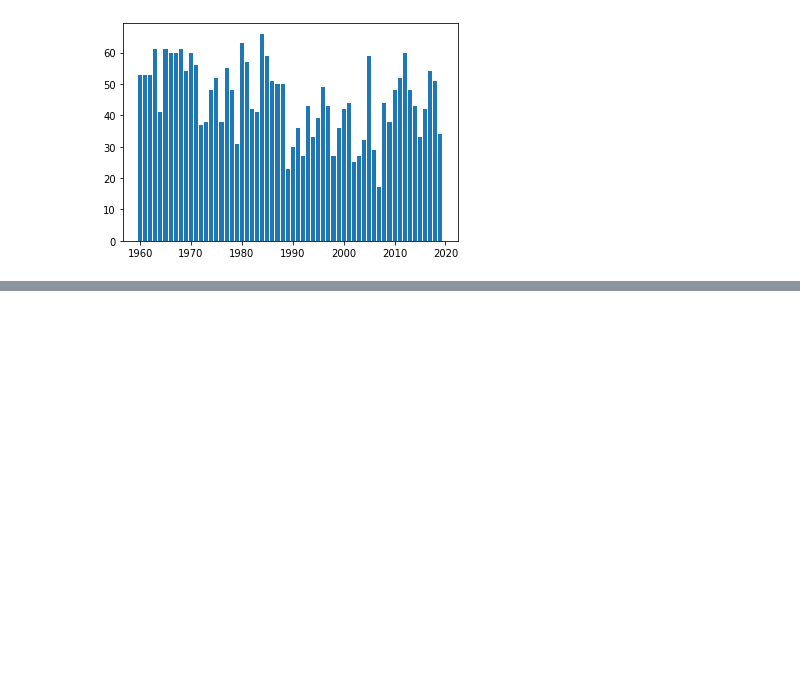
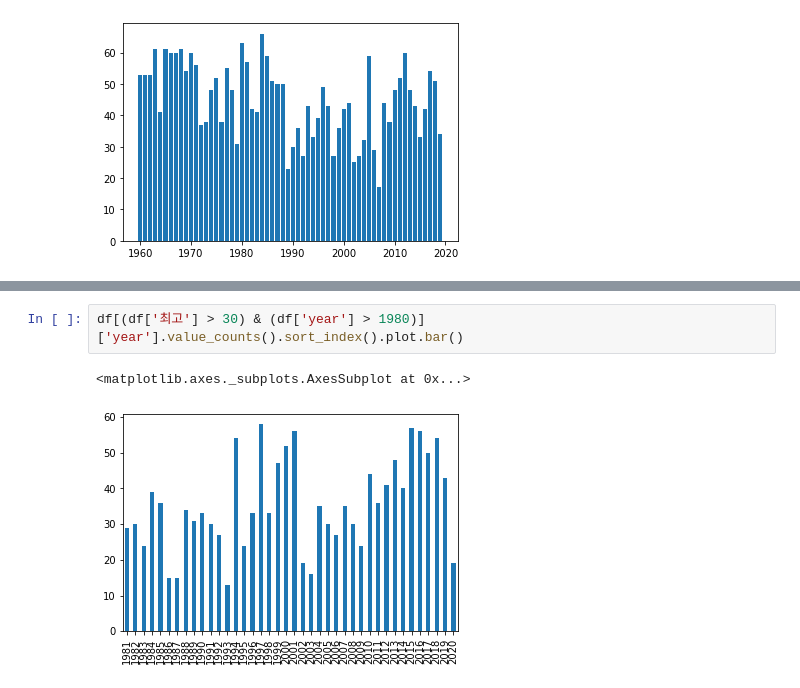
Before and after one commit to greatsong/2020_public_data_analysis, a Jupyter notebook: 우리나라는 점점 여름과 겨울이 길어지고 있을까.ipynb, the cells around one changed output, grey strips where cells are left out. Saved outputs shown, nothing was run; the diff lists cells and outputs as text; blank space fills up the shorter version.

```diff
--- a/우리나라는 점점 여름과 겨울이 길어지고 있을까.ipynb
+++ b/우리나라는 점점 여름과 겨울이 길어지고 있을까.ipynb
@@ -173,0 +337,5 @@ plt.show()
+# %%
+df[(df['최고'] > 30) & (df['year'] > 1980)]['year'].value_counts().sort_index().plot.bar()
+# %% [output]
+<matplotlib.axes._subplots.AxesSubplot at 0x...>
+[figure, added]
```
Also changed, not shown: parts of 16 cells of this notebook.
